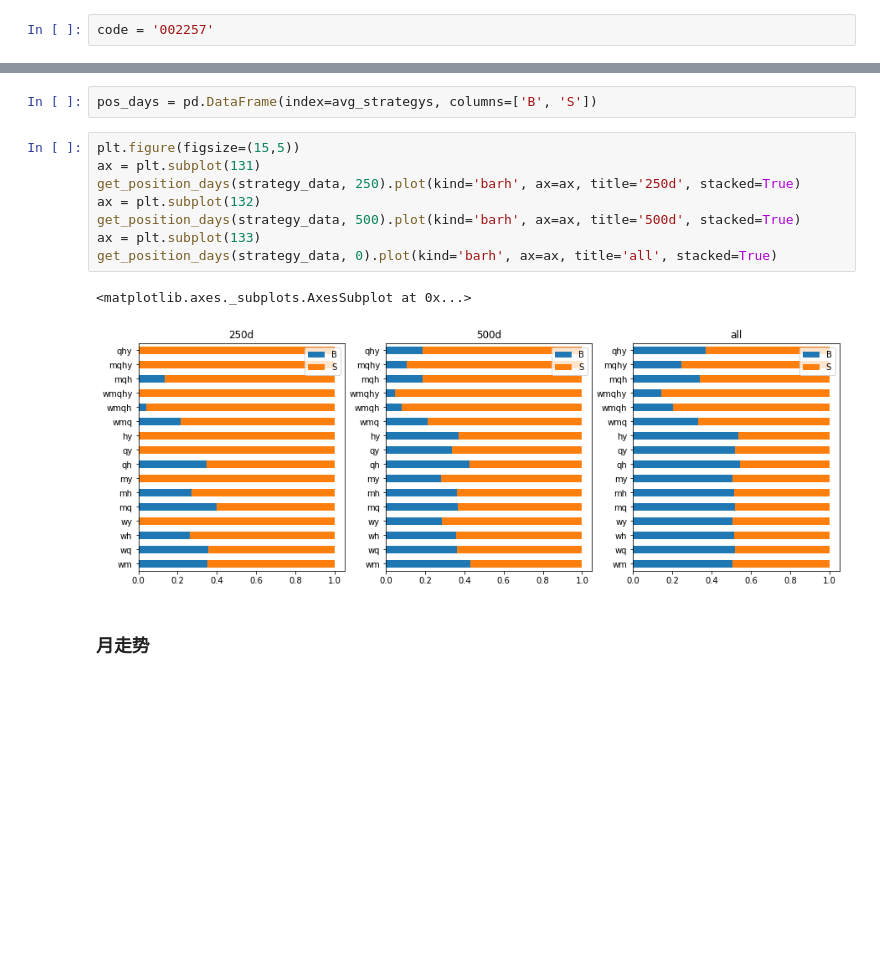
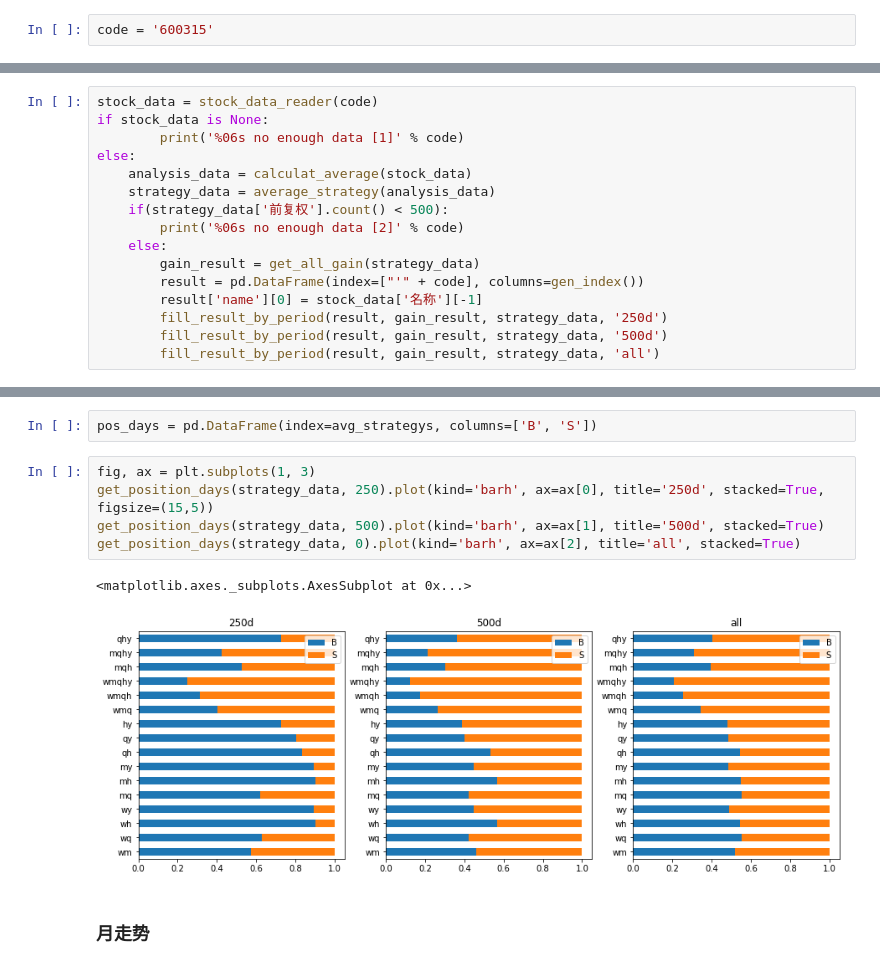
Before and after one commit to socrates77-sh/mystock, a Jupyter notebook: for_one_share.ipynb, the cells around one changed output, grey strips where cells are left out. Drawn from its saved outputs; the diff is of its cells as text; blank space fills up the shorter version.

```diff
--- a/for_one_share.ipynb
+++ b/for_one_share.ipynb
@@ -4,4 +6,4 @@ from one_share import *
 # %% [markdown]
 ### 输入股票代码
 # %%
-code = '002257'
+code = '600315'
@@ -19,3 +10,19 @@ gain_result = get_all_gain(strategy_data)
+# %%
+stock_data = stock_data_reader(code)
+if stock_data is None:
+        print('%06s no enough data [1]' % code)
+else:
+    analysis_data = calculat_average(stock_data)
+    strategy_data = average_strategy(analysis_data)
+    if(strategy_data['前复权'].count() < 500):
+        print('%06s no enough data [2]' % code)
+    else:
+        gain_result = get_all_gain(strategy_data)
+        result = pd.DataFrame(index=["'" + code], columns=gen_index())
+        result['name'][0] = stock_data['名称'][-1]
+        fill_result_by_period(result, gain_result, strategy_data, '250d')
+        fill_result_by_period(result, gain_result, strategy_data, '500d')
+        fill_result_by_period(result, gain_result, strategy_data, 'all')
 # %% [markdown]
 ### 最新报价
 # %%
@@ -38,16 +48,13 @@ gain_result['all'].plot(kind='barh', ax=ax, legend=True)
 # %%
 pos_days = pd.DataFrame(index=avg_strategys, columns=['B', 'S'])
 # %%
-plt.figure(figsize=(15,5))
-ax = plt.subplot(131)
-get_position_days(strategy_data, 250).plot(kind='barh', ax=ax, title='250d', stacked=True)
-ax = plt.subplot(132)
-get_position_days(strategy_data, 500).plot(kind='barh', ax=ax, title='500d', stacked=True)
-ax = plt.subplot(133)
-get_position_days(strategy_data, 0).plot(kind='barh', ax=ax, title='all', stacked=True)
+fig, ax = plt.subplots(1, 3)
+get_position_days(strategy_data, 250).plot(kind='barh', ax=ax[0], title='250d', stacked=True, figsize=(15,5))
+get_position_days(strategy_data, 500).plot(kind='barh', ax=ax[1], title='500d', stacked=True)
+get_position_days(strategy_data, 0).plot(kind='barh', ax=ax[2], title='all', stacked=True)
 # %% [output]
 <matplotlib.axes._subplots.AxesSubplot at 0x...>
-[figure, old version]
+[figure, new version]
 # %% [markdown]
 ### 月走势
 # %%
```
Also changed, not shown: parts of 10 cells of this notebook, 10 other files.
